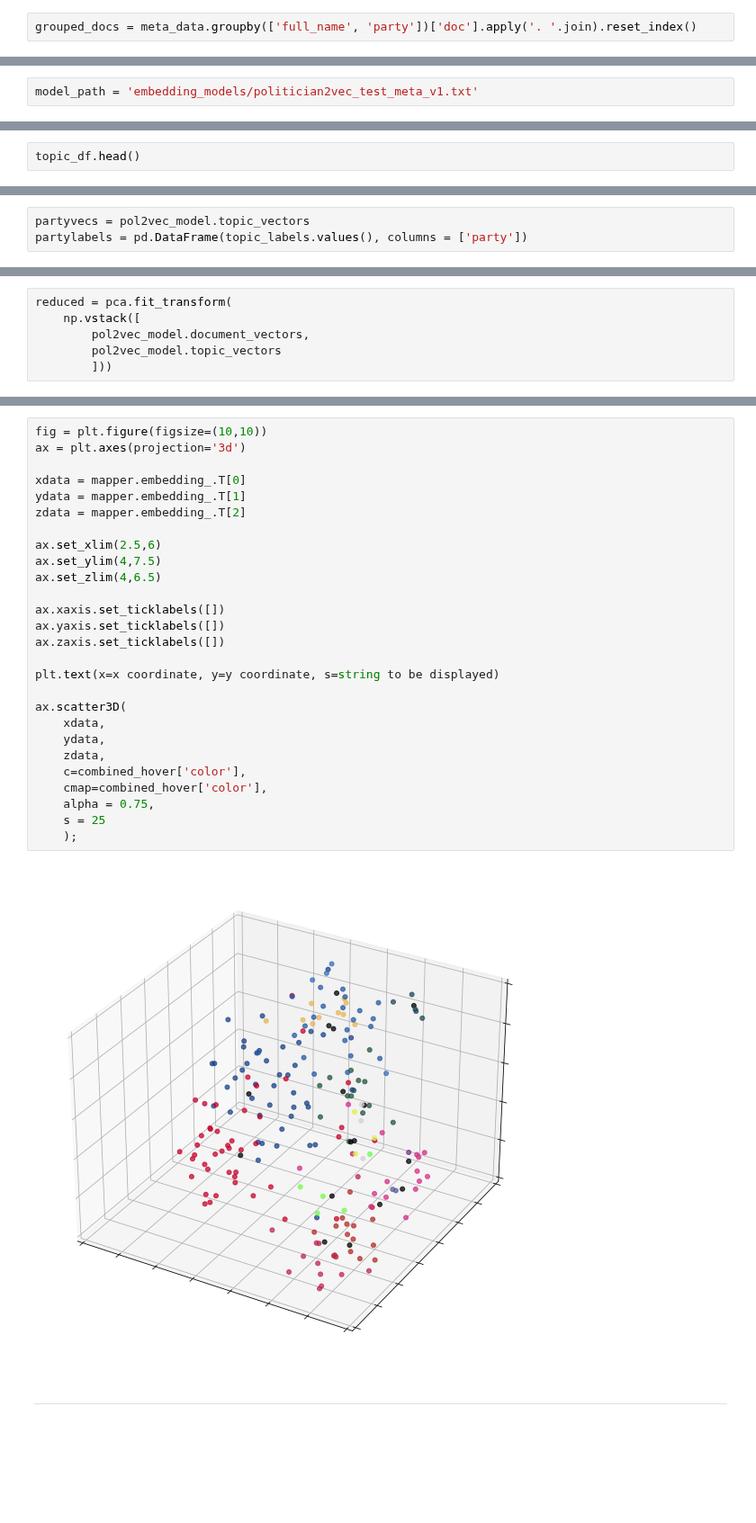
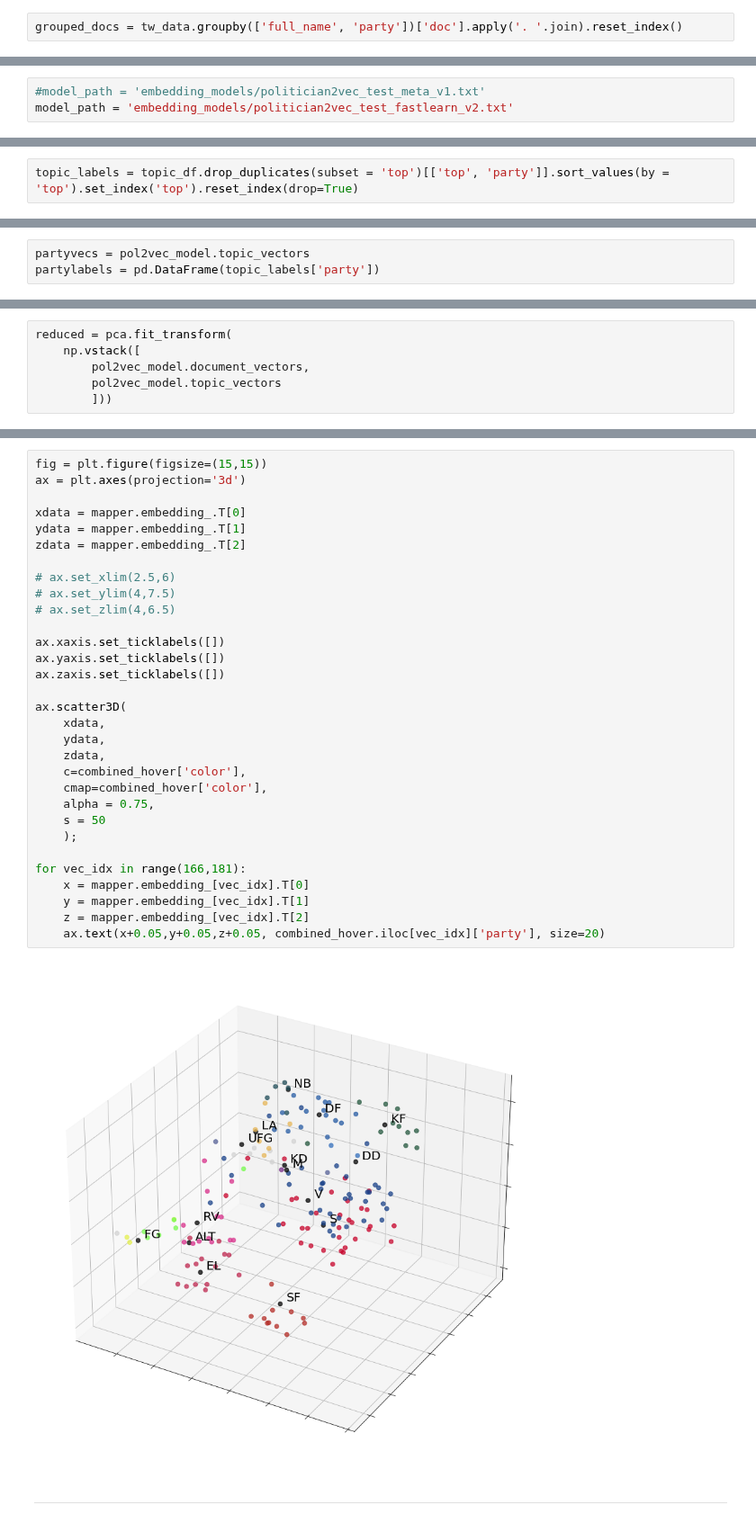
Before and after one commit to mathiasbruun/DCPA, a Jupyter notebook: politician2vec_example.ipynb, the cells around one changed output, grey strips where cells are left out. Shown at 90% size. Saved outputs shown, nothing was run; the diff lists cells and outputs as text; blank space fills up the shorter version.

Commit message:
static 3D plotting including labelling (to be cleaned up)

```diff
--- a/politician2vec_example.ipynb
+++ b/politician2vec_example.ipynb
@@ -85,5 +48,5 @@ Name: party, dtype: int64
 # %%
-grouped_docs = meta_data.groupby(['full_name', 'party'])['doc'].apply('. '.join).reset_index()
+grouped_docs = tw_data.groupby(['full_name', 'party'])['doc'].apply('. '.join).reset_index()
 # %%
 docs = [doc for doc in grouped_docs.doc]
 parties = np.array([party for party in grouped_docs.party])
@@ -210,5 +150,6 @@ inspect_topic(pol2vec_model, 1, n_docs=1, query_substr=None)
 # %%
-model_path = 'embedding_models/politician2vec_test_meta_v1.txt'
+#model_path = 'embedding_models/politician2vec_test_meta_v1.txt'
+model_path = 'embedding_models/politician2vec_test_fastlearn_v2.txt'
 # %%
 pol2vec_model.save(model_path)
 # %% [markdown]
@@ -337,4 +271,4 @@ topic_df['color'] = topic_df['party'].map(colormap)
 cmap = topic_df[['snippet', 'color']].set_index('snippet').to_dict()
 topic_df['full_name'] = grouped_docs['full_name']
 # %%
-topic_df.head()
+topic_labels = topic_df.drop_duplicates(subset = 'top')[['top', 'party']].sort_values(by = 'top').set_index('top').reset_index(drop=True)
@@ -348,6 +275,6 @@ topic_df.head()
 # %%
 partyvecs = pol2vec_model.topic_vectors
-partylabels = pd.DataFrame(topic_labels.values(), columns = ['party'])
+partylabels = pd.DataFrame(topic_labels['party'])
 # %%
 combined_hover = pd.concat([topic_df, partylabels]).reset_index(drop=True)
 combined_hover['color'] = combined_hover['color'].fillna('black')
@@ -398,32 +336,36 @@ ax = plt.scatter(
 # %%
-fig = plt.figure(figsize=(10,10))
+fig = plt.figure(figsize=(15,15))
 ax = plt.axes(projection='3d')
 
 xdata = mapper.embedding_.T[0]
 ydata = mapper.embedding_.T[1]
 zdata = mapper.embedding_.T[2]
 
-ax.set_xlim(2.5,6)
-ax.set_ylim(4,7.5)
-ax.set_zlim(4,6.5)
+# ax.set_xlim(2.5,6)
+# ax.set_ylim(4,7.5)
+# ax.set_zlim(4,6.5)
 
 ax.xaxis.set_ticklabels([])
 ax.yaxis.set_ticklabels([])
 ax.zaxis.set_ticklabels([])
-
-plt.text(x=x coordinate, y=y coordinate, s=string to be displayed)
 
 ax.scatter3D(
     xdata,
     ydata,
     zdata,
     c=combined_hover['color'],
     cmap=combined_hover['color'],
     alpha = 0.75,
-    s = 25
+    s = 50
     );
+
+for vec_idx in range(166,181):
+    x = mapper.embedding_[vec_idx].T[0]
+    y = mapper.embedding_[vec_idx].T[1]
+    z = mapper.embedding_[vec_idx].T[2]
+    ax.text(x+0.05,y+0.05,z+0.05, combined_hover.iloc[vec_idx]['party'], size=20)
 # %% [output]
-[figure, old version]
+[figure, new version]
 # %% [markdown]
 ____
 # %% [markdown]
```
Also changed, not shown: parts of 18 cells of this notebook.
